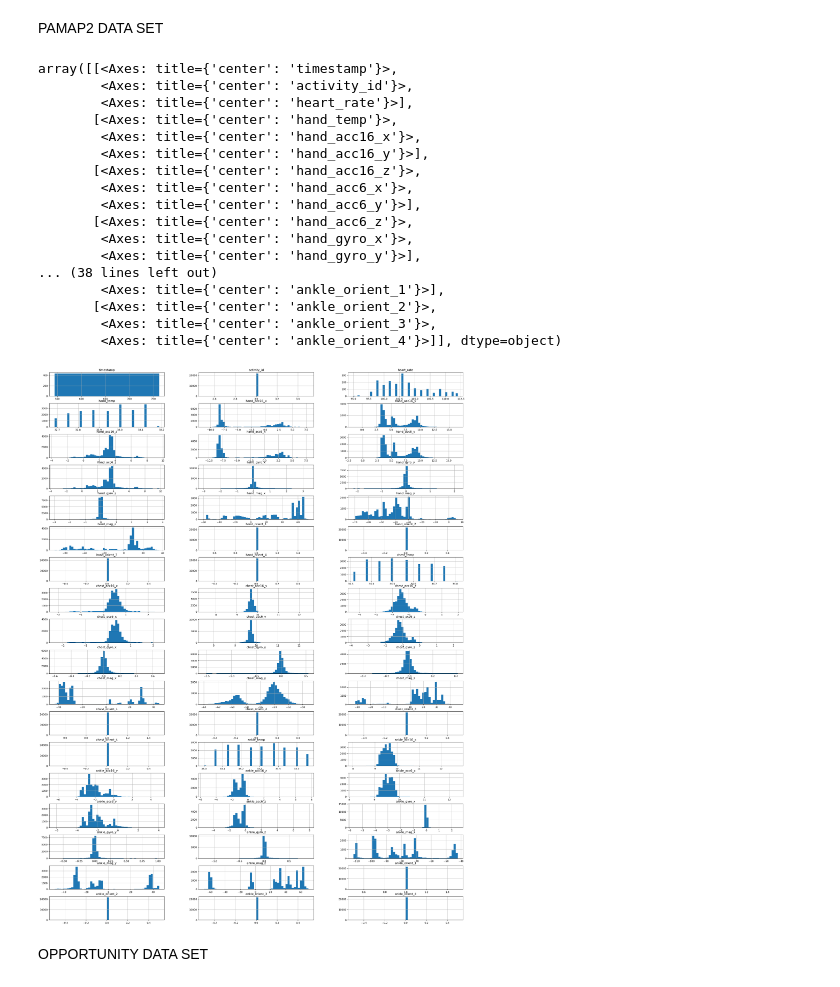
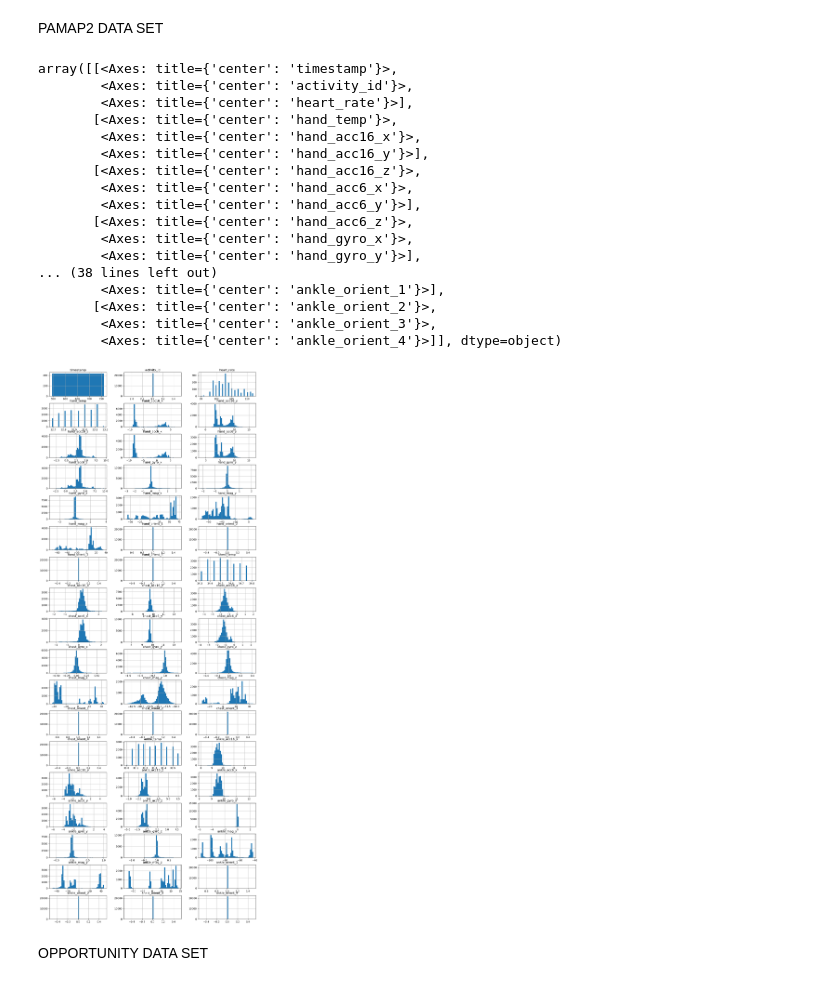
Before and after one commit to Villanueva112/Reconocimiento-de-la-Actividad-Humana-Basada-en-la-Fusi-n-de-Datos, a Jupyter notebook: General.ipynb, the cells around one changed output. Drawn from its saved outputs; the diff is of its cells as text; code cells hidden in the pictures.

```diff
--- a/General.ipynb
+++ b/General.ipynb
@@ -94,28 +98,28 @@ PAMAP2DATASET.columns = columns
 # %%
 actividad_StandingStill = PAMAP2DATASET[PAMAP2DATASET["activity_id"] == 3]
 actividad_StandingStill.hist(
     bins=50,
-    figsize=(30, 40),
+    figsize=(15, 40),
     layout=(18,3)
 )
 # %% [output]
 array([[<Axes: title={'center': 'timestamp'}>,
         <Axes: title={'center': 'activity_id'}>,
         <Axes: title={'center': 'heart_rate'}>],
        [<Axes: title={'center': 'hand_temp'}>,
         <Axes: title={'center': 'hand_acc16_x'}>,
         <Axes: title={'center': 'hand_acc16_y'}>],
        [<Axes: title={'center': 'hand_acc16_z'}>,
         <Axes: title={'center': 'hand_acc6_x'}>,
         <Axes: title={'center': 'hand_acc6_y'}>],
        [<Axes: title={'center': 'hand_acc6_z'}>,
         <Axes: title={'center': 'hand_gyro_x'}>,
         <Axes: title={'center': 'hand_gyro_y'}>],
 ... (38 lines left out)
         <Axes: title={'center': 'ankle_orient_1'}>],
        [<Axes: title={'center': 'ankle_orient_2'}>,
         <Axes: title={'center': 'ankle_orient_3'}>,
         <Axes: title={'center': 'ankle_orient_4'}>]], dtype=object)
-[figure, old version]
+[figure, new version]
 # %% [markdown]
 OPPORTUNITY DATA SET
```
Also changed, not shown: parts of 9 cells of this notebook, 2 other files.
